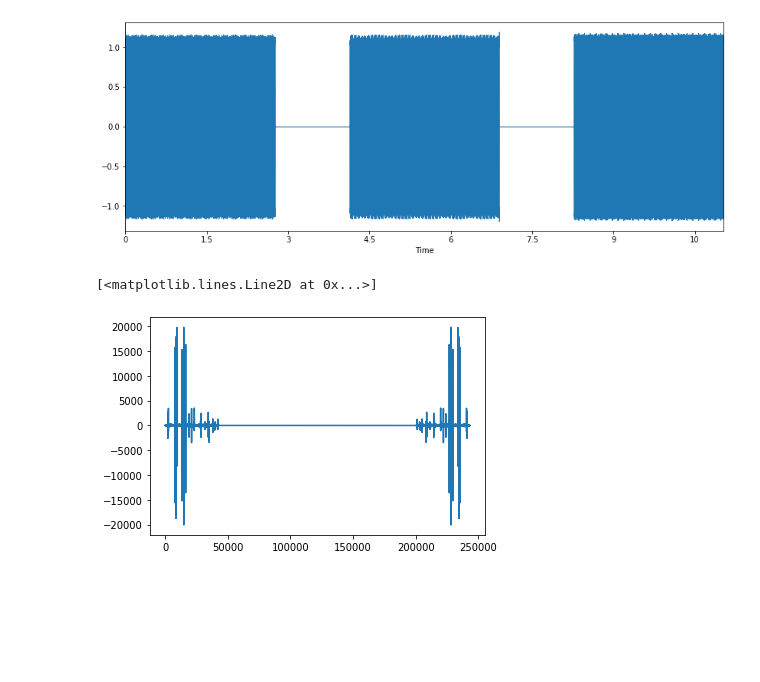
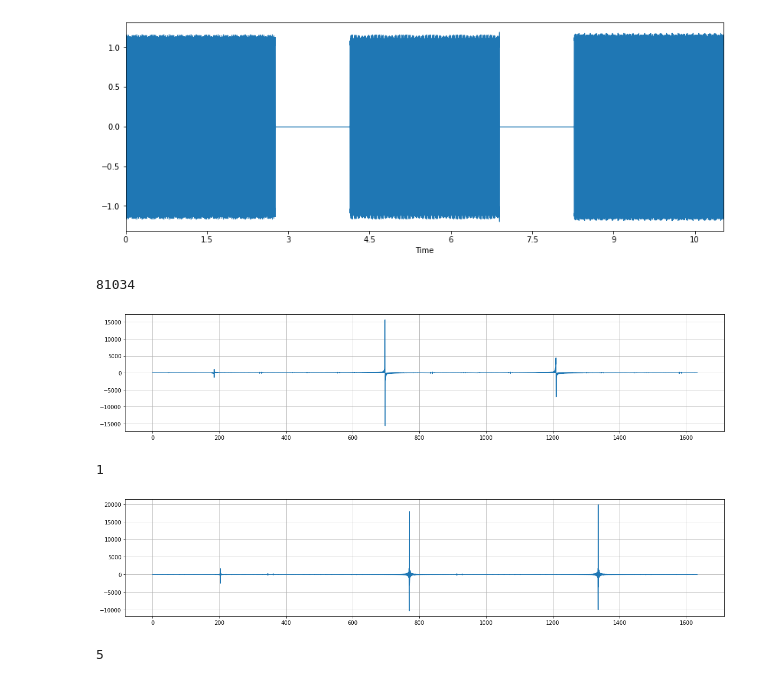
Before and after one commit to Lenin22/speech_pro, a Jupyter notebook: lab2.ipynb, the cells around one changed output. Drawn from its saved outputs; the diff is of its cells as text; code cells hidden in the pictures; blank space fills up the shorter version.

```diff
--- a/lab2.ipynb
+++ b/lab2.ipynb
@@ -434,8 +421,31 @@ draw_waveform(dtmf, sr=dtmf_sr)
 Len is 243102. Sample rate is 22050
 [interactive output not drawn]
 [figure]
-# %%
-plt.plot(np.fft.fft(dtmf))
-# %% [output]
-[<matplotlib.lines.Line2D at 0x...>]
-[figure, removed]
+# %%
+#разобьем сигнал на 3 равных кусочка
+s1 = dtmf[:len(dtmf)//3]
+s2 = dtmf[len(dtmf)//3:2*len(dtmf)//3]
+s3 = dtmf[2*len(dtmf)//3:]
+print(len(s1))
+# %% [output]
+81034
+# %%
+plt.figure(figsize=(20,4))
+plt.plot(dtmf_sr*np.arange(len(s1))[:6000]/len(s1),np.fft.fft(s1)[:6000])
+plt.grid()
+# %% [output]
+[figure, added]
+# %%
+1
+# %% [output]
+1
+# %%
+plt.figure(figsize=(20,4))
+plt.plot(dtmf_sr*np.arange(len(s2))[:6000]/len(s2),np.fft.fft(s2)[:6000])
+plt.grid()
+# %% [output]
+[figure, added]
+# %%
+5
+# %% [output]
+5
```
Also changed, not shown: parts of 12 cells of this notebook, 3 other files.
